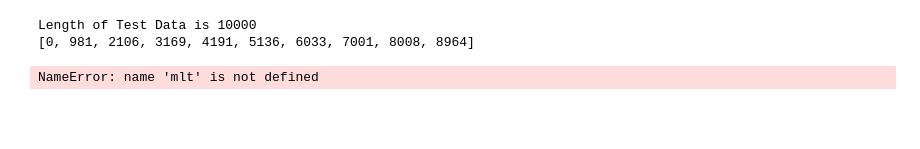
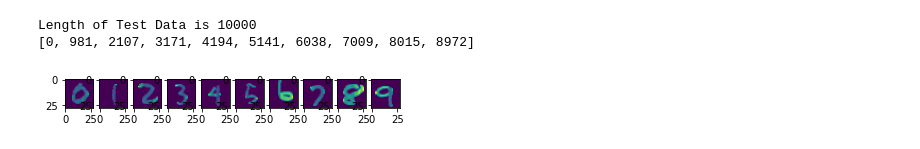
Before and after one commit to Diacod-I/effective-waddle, a Jupyter notebook: NumberDetector.ipynb, the cells around one changed output. Saved outputs shown, nothing was run; the diff lists cells and outputs as text; code cells hidden in the pictures; blank space fills up the shorter version.

```diff
--- a/NumberDetector.ipynb
+++ b/NumberDetector.ipynb
@@ -36,7 +47,6 @@ def selection_sort(input_list,image_list):
           min_idx = j
       input_list[idx], input_list[min_idx] = input_list[min_idx], input_list[idx]
       image_list[idx],image_list[min_idx] = image_list[min_idx],image_list[idx]
-
 new = tf.keras.models.load_model('Blerry-Number-Reader.model')
 array = []
 img_arr=[]
@@ -58,15 +68,25 @@ for i in range(len(array)):
     numval+=1
   else:
     pos+=1
+numim[2]=2107
+numim[3]=3171
+numim[4]=4194
+numim[5]=5141
+numim[6]=6038
+numim[7]=7009
+numim[8]=8015
+numim[9]=8972
 print(numim)
+#5140 is 3
+#7008 is 9
 # %% [output]
 Length of Test Data is 10000
-[0, 981, 2106, 3169, 4191, 5136, 6033, 7001, 8008, 8964]
+[0, 981, 2107, 3171, 4194, 5141, 6038, 7009, 8015, 8972]
 # %%
 f = mlt.figure()
-for i in range(0,11):
+for i in range(0,10):
   f.add_subplot(1,10,i+1)
   mlt.imshow(img_arr[numim[i]])
 mlt.show(block=False)
 # %% [output]
-NameError: name 'mlt' is not defined
+[figure, added]
```
Also changed, not shown: parts of 4 cells of this notebook.
